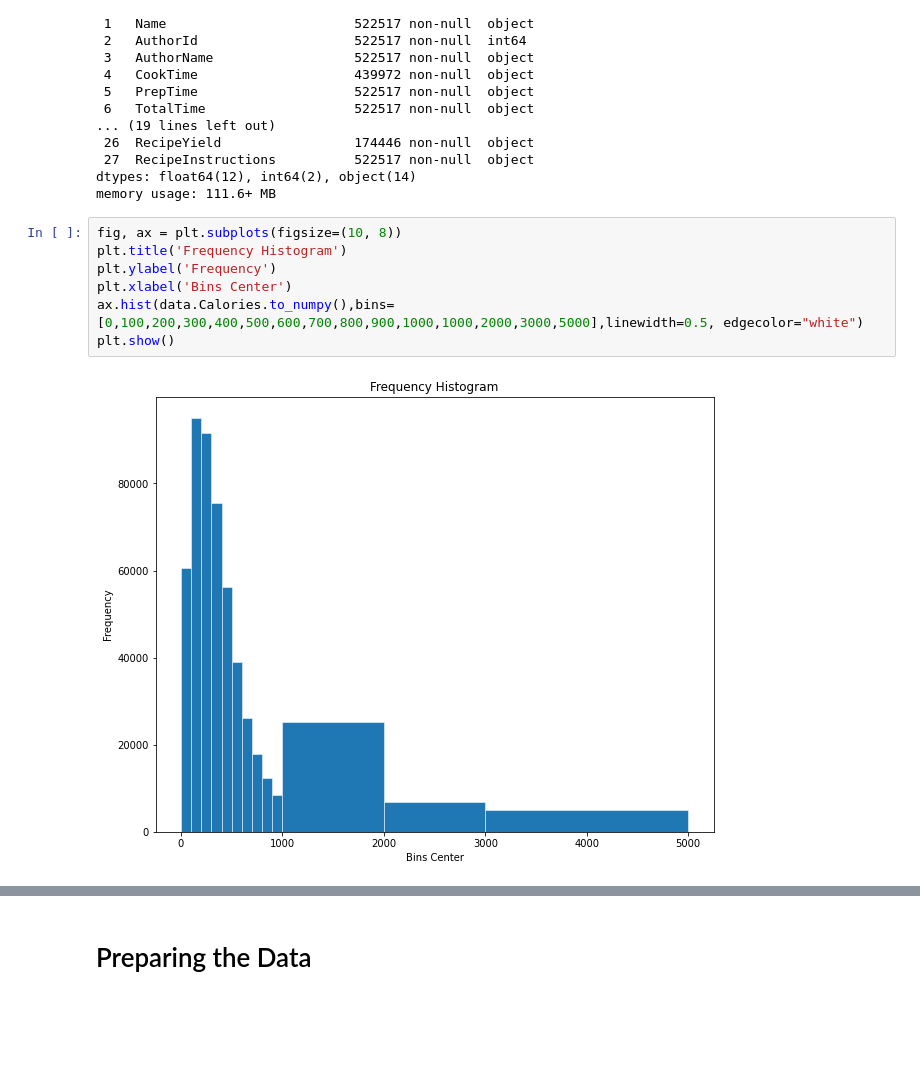
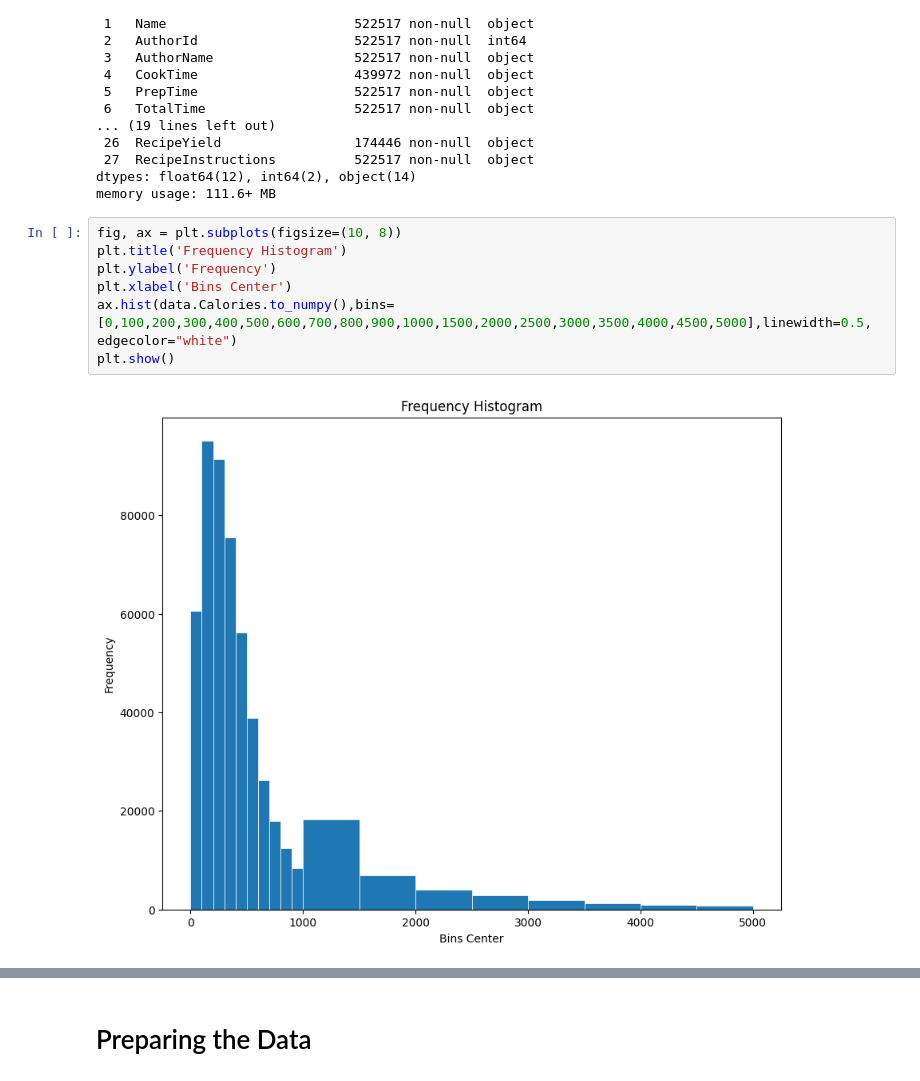
Before and after one commit to farout101/Diet-Recommendation-System, a Jupyter notebook: food-recommendation-system.ipynb, the cells around one changed output, grey strips where cells are left out. Drawn from its saved outputs; the diff is of its cells as text; blank space fills up the shorter version.

```diff
--- a/food-recommendation-system.ipynb
+++ b/food-recommendation-system.ipynb
@@ -63,12 +61,12 @@ memory usage: 111.6+ MB
 # %%
 fig, ax = plt.subplots(figsize=(10, 8))
 plt.title('Frequency Histogram')
 plt.ylabel('Frequency')
 plt.xlabel('Bins Center')
-ax.hist(data.Calories.to_numpy(),bins=[0,100,200,300,400,500,600,700,800,900,1000,1000,2000,3000,5000],linewidth=0.5, edgecolor="white")
+ax.hist(data.Calories.to_numpy(),bins=[0,100,200,300,400,500,600,700,800,900,1000,1500,2000,2500,3000,3500,4000,4500,5000],linewidth=0.5, edgecolor="white")
 plt.show()
 # %% [output]
-[figure, old version]
+[figure, new version]
 # %%
 import pylab
 import scipy.stats as stats
```
Also changed, not shown: parts of 4 cells of this notebook.
